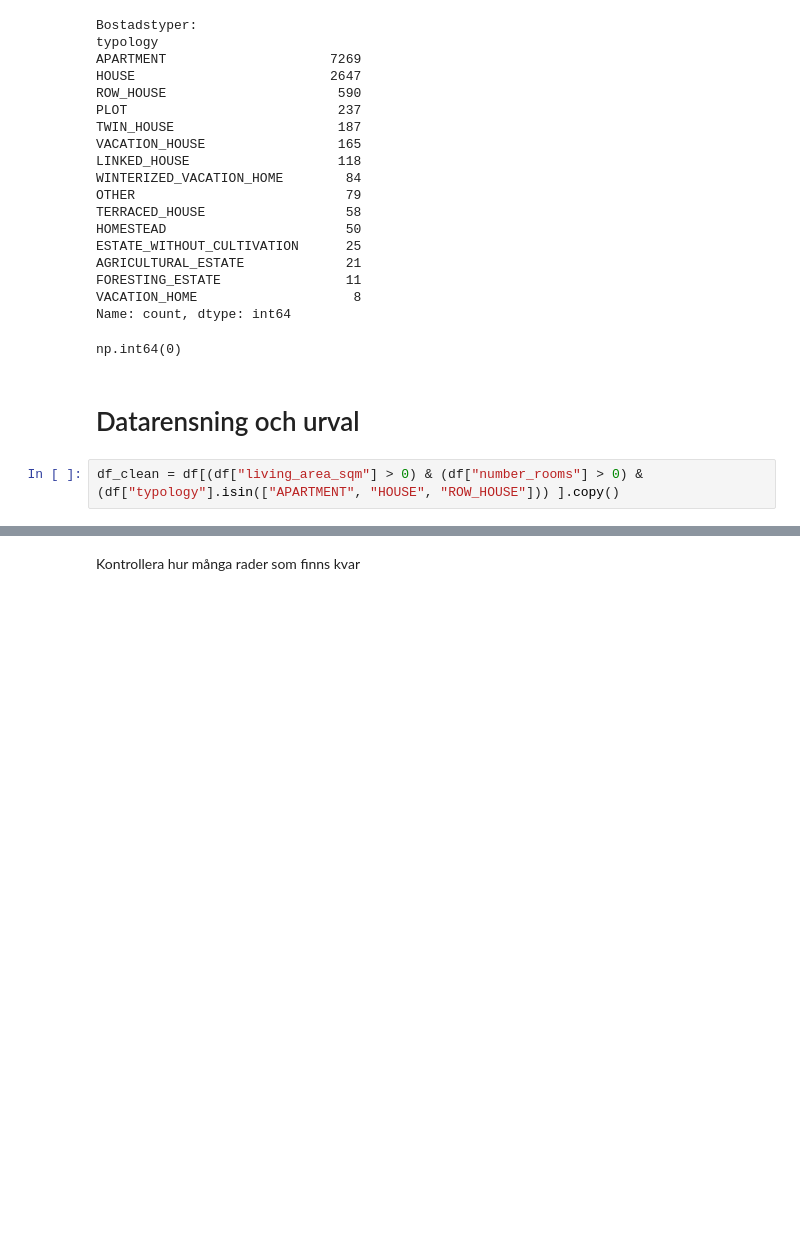
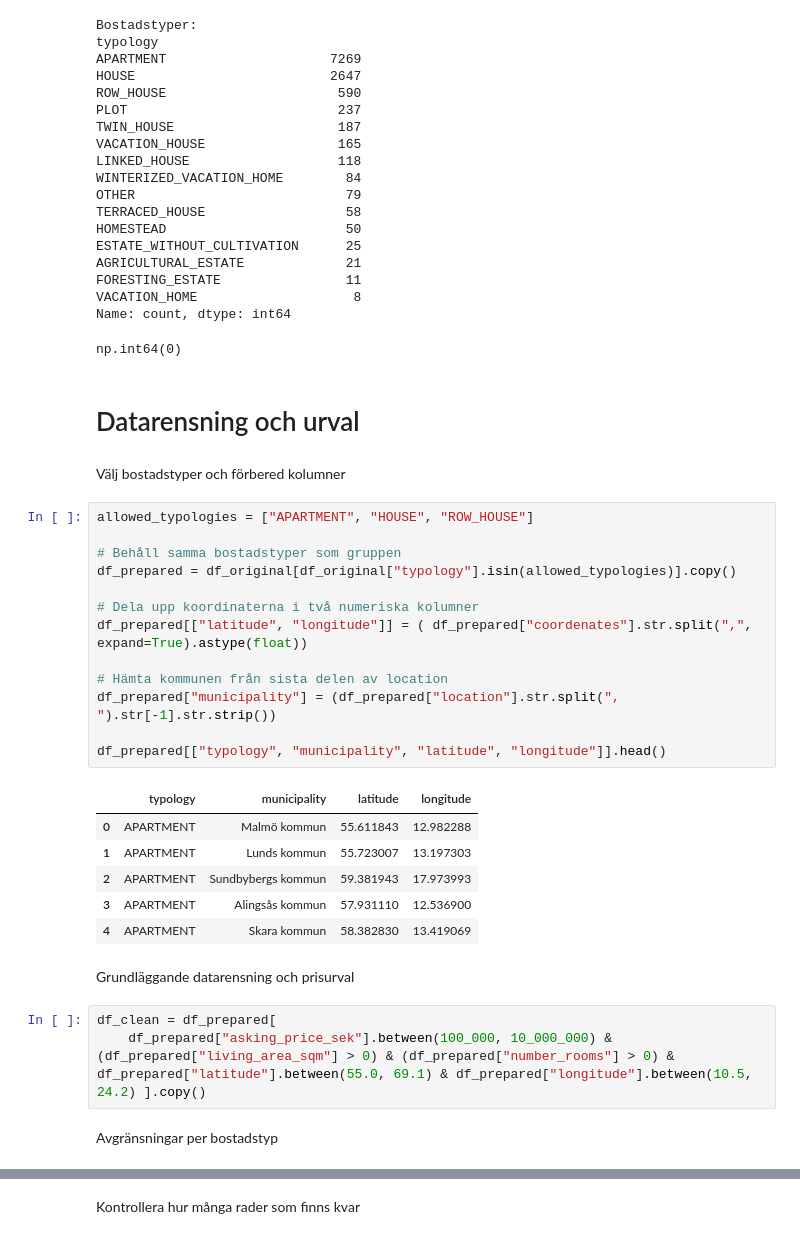
Before and after one commit to Mezea11/bostadskollen, a Jupyter notebook: notebooks/H2-living-area.ipynb, the cells around one changed output, grey strips where cells are left out. Drawn from its saved outputs; the diff is of its cells as text; blank space fills up the shorter version.

```diff
--- a/notebooks/H2-living-area.ipynb
+++ b/notebooks/H2-living-area.ipynb
@@ -89,5 +92,32 @@ Name: count, dtype: int64
 np.int64(0)
 # %% [markdown]
 # Datarensning och urval
-# %%
-df_clean = df[(df["living_area_sqm"] > 0) & (df["number_rooms"] > 0) & (df["typology"].isin(["APARTMENT", "HOUSE", "ROW_HOUSE"])) ].copy()
+# %% [markdown]
+Välj bostadstyper och förbered kolumner
+# %%
+allowed_typologies = ["APARTMENT", "HOUSE", "ROW_HOUSE"]
+
+# Behåll samma bostadstyper som gruppen
+df_prepared = df_original[df_original["typology"].isin(allowed_typologies)].copy()
+
+# Dela upp koordinaterna i två numeriska kolumner
+df_prepared[["latitude", "longitude"]] = ( df_prepared["coordenates"].str.split(",", expand=True).astype(float))
+
+# Hämta kommunen från sista delen av location
+df_prepared["municipality"] = (df_prepared["location"].str.split(", ").str[-1].str.strip())
+
+df_prepared[["typology", "municipality", "latitude", "longitude"]].head()
+# %% [output]
+|  | typology | municipality | latitude | longitude |
+| 0 | APARTMENT | Malmö kommun | 55.611843 | 12.982288 |
+| 1 | APARTMENT | Lunds kommun | 55.723007 | 13.197303 |
+| 2 | APARTMENT | Sundbybergs kommun | 59.381943 | 17.973993 |
+| 3 | APARTMENT | Alingsås kommun | 57.931110 | 12.536900 |
+| 4 | APARTMENT | Skara kommun | 58.382830 | 13.419069 |
+# %% [markdown]
+Grundläggande datarensning och prisurval
+# %%
+df_clean = df_prepared[
+    df_prepared["asking_price_sek"].between(100_000, 10_000_000) & (df_prepared["living_area_sqm"] > 0) & (df_prepared["number_rooms"] > 0) & df_prepared["latitude"].between(55.0, 69.1) & df_prepared["longitude"].between(10.5, 24.2) ].copy()
+# %% [markdown]
+Avgränsningar per bostadstyp
```
Also changed, not shown: parts of 13 cells of this notebook.
